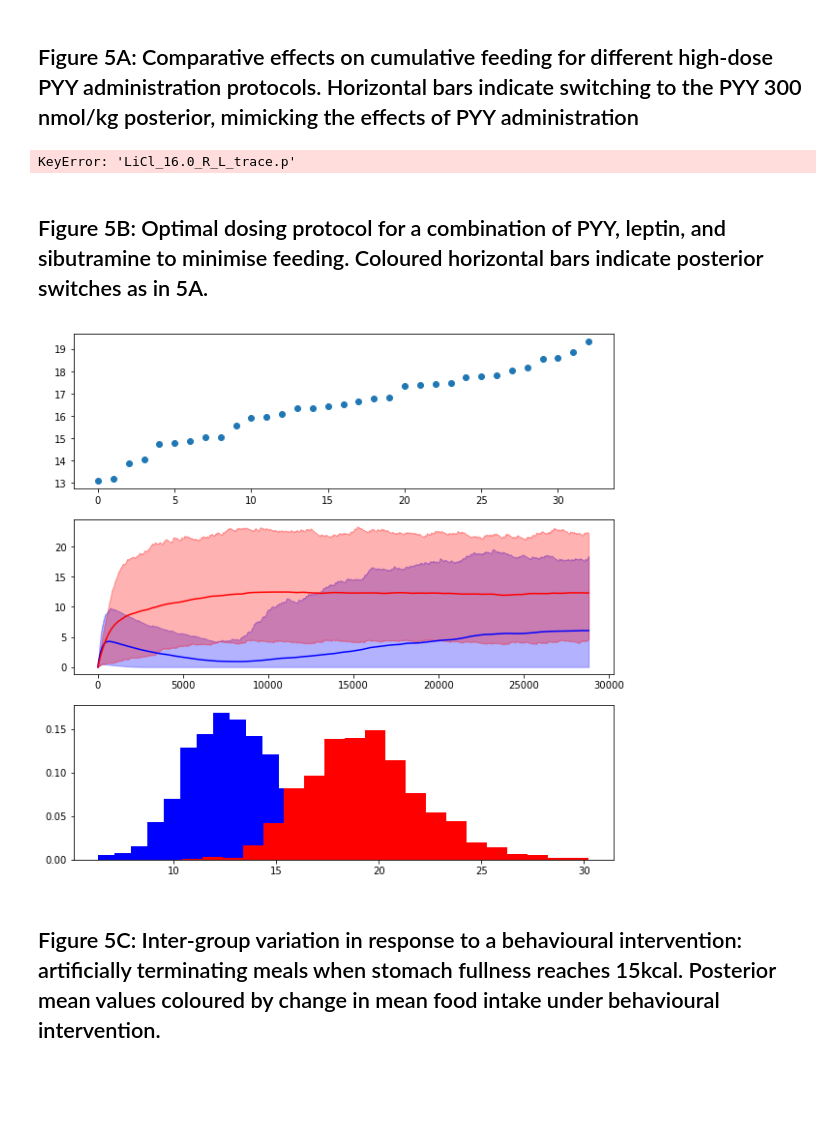
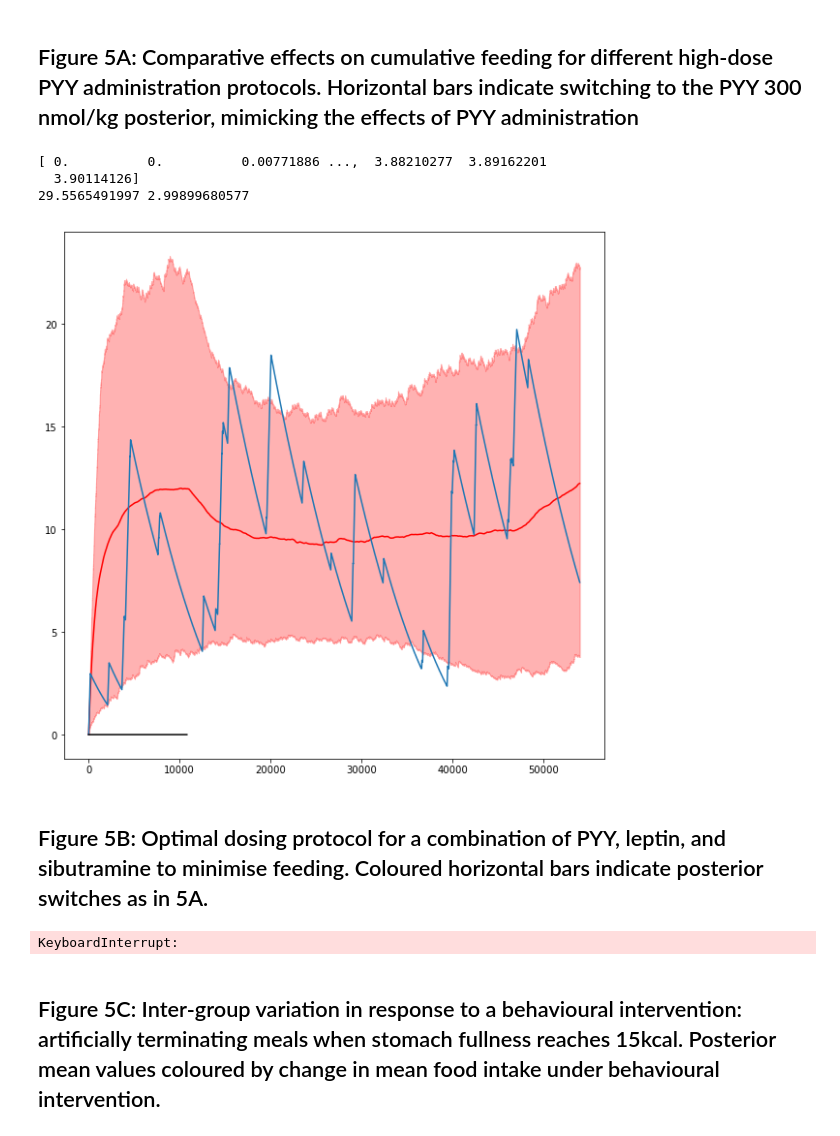
Before and after one commit to tomMcGrath/bayesian_feeding, a Jupyter notebook: Figure5.ipynb, the cells around one changed output. Cells and saved outputs as stored; diff of their text form; code cells hidden in the pictures; blank space fills up the shorter version.

```diff
--- a/Figure5.ipynb
+++ b/Figure5.ipynb
@@ -32,25 +32,29 @@ Loading group sample dictionary
 # %%
 reload(plots)
 reload(helpers)
 
-protocol = [(3, 'saline_0.0_A_D_trace.p'),
-            (3, 'LiCl_16.0_R_L_trace.p'),
-            (3, 'sib_0.9_A_D_trace.p'),
-            (3, 'saline_0.0_A_D_trace.p')]
+protocol = [(3,'saline_0.0_A_D_trace.p'),
+            (6,'PYY_300.0_A_D_trace.p'),
+            (3,'GLP-1_300.0_A_D_trace.p'),
+            (3,'saline_0.0_A_D_trace.p')]
 
 """
 protocol = [(3, 'saline_0.0_A_D_trace.p'),
             (3, 'sib_0.9_A_D_trace.p'),
             (3, 'saline_0.0_A_D_trace.p'),
             (3, 'sib_0.9_A_D_trace.p')]
 """
+
 fig, axes = plots.dosing_protocol(group_dict,
                                   protocol,
-                                  num_samples=100)
+                                  num_samples=1000)
 
 plt.show()
 # %% [output]
-KeyError: 'LiCl_16.0_R_L_trace.p'
+[ 0.          0.          0.00771886 ...,  3.88210277  3.89162201
+  3.90114126]
+29.5565491997 2.99899680577
+[figure, added]
 # %% [markdown]
 ## Figure 5B: Optimal dosing protocol for a combination of PYY, leptin, and sibutramine to minimise feeding. Coloured horizontal bars indicate posterior switches as in 5A.
 # %%
@@ -59,8 +63,9 @@ reload(helpers)
 
 ## NOTE: default drug is the first one in the list
 druglist = ['saline_0.0_A_D_trace.p',
-            'LiCl_16.0_R_L_trace.p',
-            'sib_0.9_A_D_trace.p']
+            'PYY_300.0_A_D_trace.p',
+            'GLP-1_300.0_A_D_trace.p',
+            'LiCl_32.0_A_D_trace.p']
 
 fig, axes, ranked_protocols = plots.optimise_protocols(group_dict,
                                                        druglist,
@@ -73,7 +78,7 @@ fig, axes, ranked_protocols = plots.optimise_protocols(group_dict,
 
 plt.show()
 # %% [output]
-[figure, removed]
+KeyboardInterrupt:
 # %% [markdown]
 ## Figure 5C: Inter-group variation in response to a behavioural intervention: artificially terminating meals when stomach fullness reaches 15kcal. Posterior mean values coloured by change in mean food intake under behavioural intervention.
 # %%
```
Also changed, not shown: parts of 2 cells of this notebook, 1 other file.
